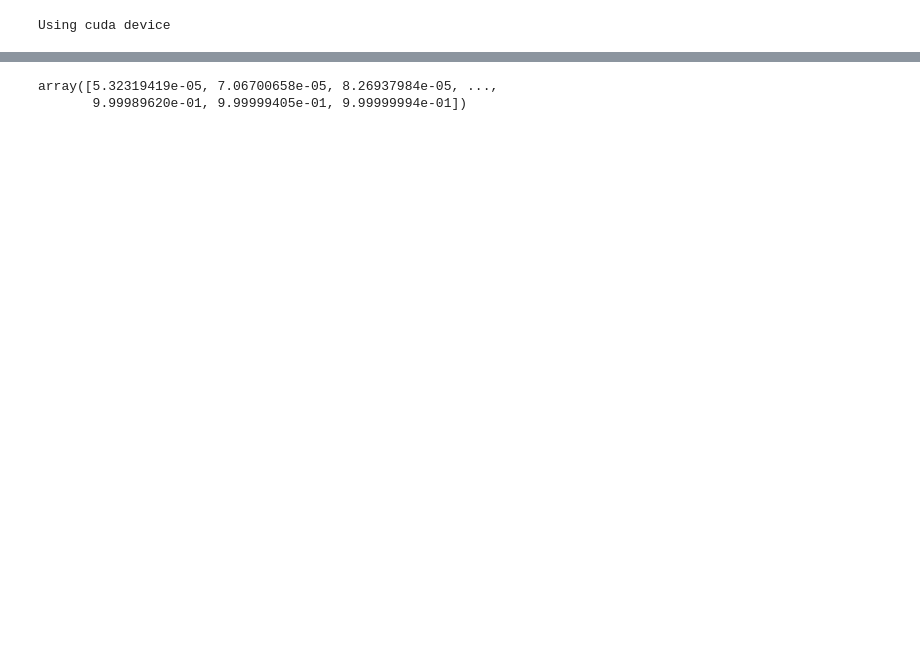
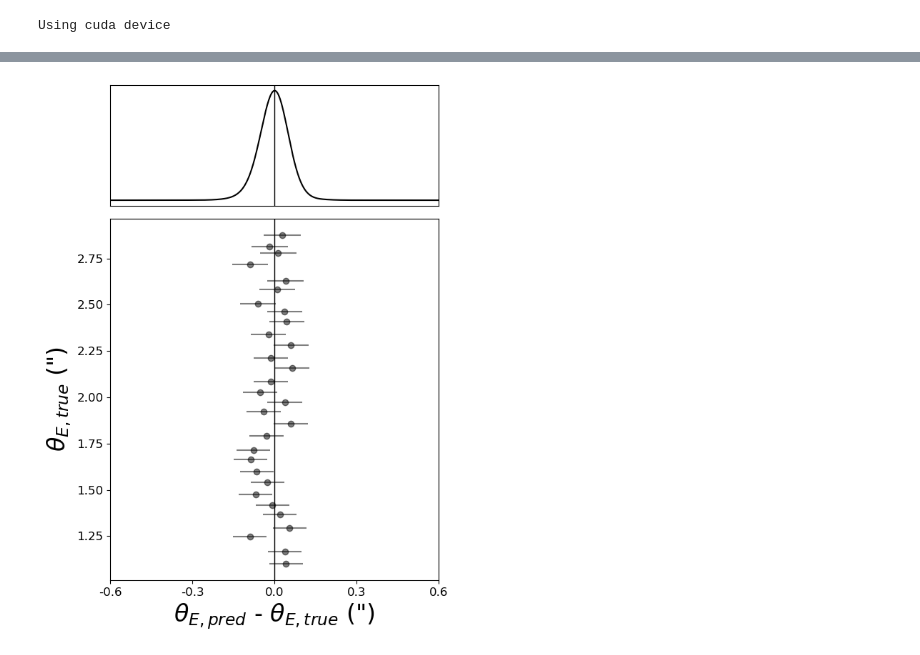
Before and after one commit to deepskies/DomainAdaptiveMVEforLensModeling, a Jupyter notebook: src/training/FinalPaperMVEv2/ModelVizUltimate.ipynb, the cells around one changed output, grey strips where cells are left out. Cells and saved outputs as stored; diff of their text form; code cells hidden in the pictures; blank space fills up the shorter version.

```diff
--- a/src/training/FinalPaperMVEv2/ModelVizUltimate.ipynb
+++ b/src/training/FinalPaperMVEv2/ModelVizUltimate.ipynb
@@ -200,7 +257,52 @@ plt.savefig("figures/coverage.png", bbox_inches = 'tight', dpi = 400)
+# %%
+i = 2
+
+results_DA_source = {}
+results_DA_target = {}
+results_noDA_source = {}
+results_noDA_target = {}
+
+results_DA_source["mean"], results_DA_source["var"], results_DA_source["truth"] = split_mvt(mvt_DA_source, i)
+results_DA_target["mean"], results_DA_target["var"], results_DA_target["truth"] = split_mvt(mvt_DA_target, i)
+results_noDA_source["mean"], results_noDA_source["var"], results_noDA_source["truth"] = split_mvt(mvt_noDA_source, i)
+results_noDA_target["mean"], results_noDA_target["var"], results_noDA_target["truth"] = split_mvt(mvt_noDA_target, i)
+
+idx = random_residual_sample(var, truth)
+x_kde, y_kde = get_kde(mean - truth, lims = 0.6)
 # %%
+# Create the figure and axes
+fig, (ax_hist, ax_resid) = plt.subplots(2, 1, gridspec_kw={'height_ratios': [1, 3]}, figsize=(6, 8))
+
+# Plot the histogram
+ax_hist.plot(x_kde, y_kde, color = 'k')
+
+# Plot the residuals with error bars in the x-direction
+ax_resid.errorbar(x=(mean-truth)[idx], y=truth[idx], xerr=np.sqrt(var)[idx], fmt='o', alpha=0.5, ecolor = 'k', color = 'k', label = "Sample")
+ax_resid.set_xlabel(r'$\theta_{E, pred}$ - $\theta_{E, true}$ (")', fontsize = 24)
+ax_resid.set_ylabel(r'$\theta_{E, true}$ (")', fontsize = 24)
+ax_resid.axvline(0, color = 'k', ls = '-', lw = 1)
+ax_hist.axvline(0, color = 'k', ls = '-', lw = 1)
+
+# ax_hist.axvspan(mn-sv, mn+sv, alpha = 0.5, label = "1$\sigma$", color = '#0C7BDC')
+# ax_resid.axvspan(mn-sv, mn+sv, alpha = 0.5, label = "1$\sigma$", color = '#0C7BDC')
+# ax_hist.axvline(mn, color = '#FFC20A', ls = '--', lw = 2)
+# ax_resid.axvline(mn, color = '#FFC20A', ls = '--', lw = 2)
+# ax_resid.legend(loc = 'upper left', fontsize = 10)
+
+
+lims = 0.6
+xt = np.linspace(-lims, lims, 5).round(2)
+ax_resid.set_xticks(xt)
+ax_resid.set_xticklabels(xt)
+ax_hist.set_xticks([])
+ax_hist.set_yticks([])
+ax_hist.set_yticklabels([])
+ax_hist.set_xlim(-lims, lims)
+ax_resid.set_xlim(-lims, lims)
+
+plt.tight_layout()
 # %% [output]
-array([5.32319419e-05, 7.06700658e-05, 8.26937984e-05, ...,
-       9.99989620e-01, 9.99999405e-01, 9.99999994e-01])
+[figure, added]
 # %%
 # Isomap
 
```
Also changed, not shown: parts of 15 cells of this notebook, 1 other file.
